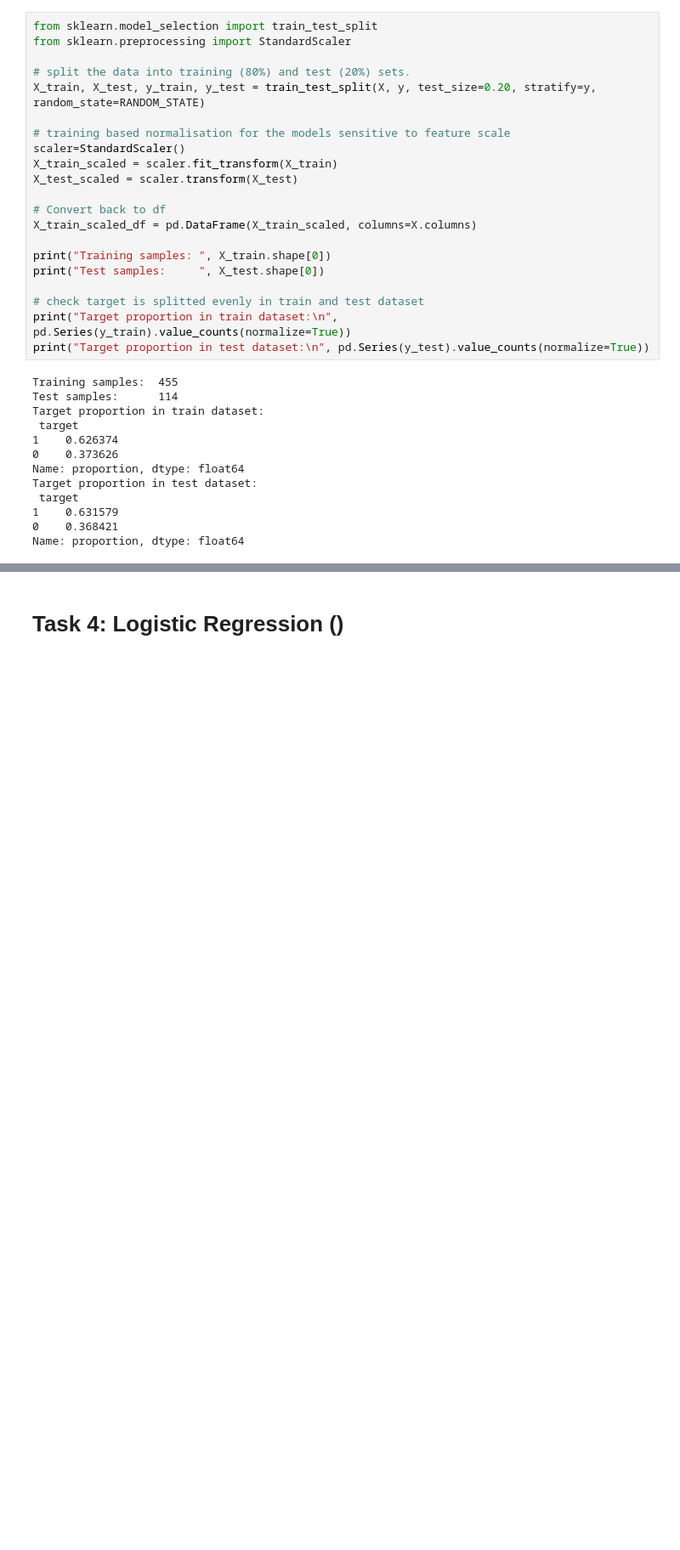
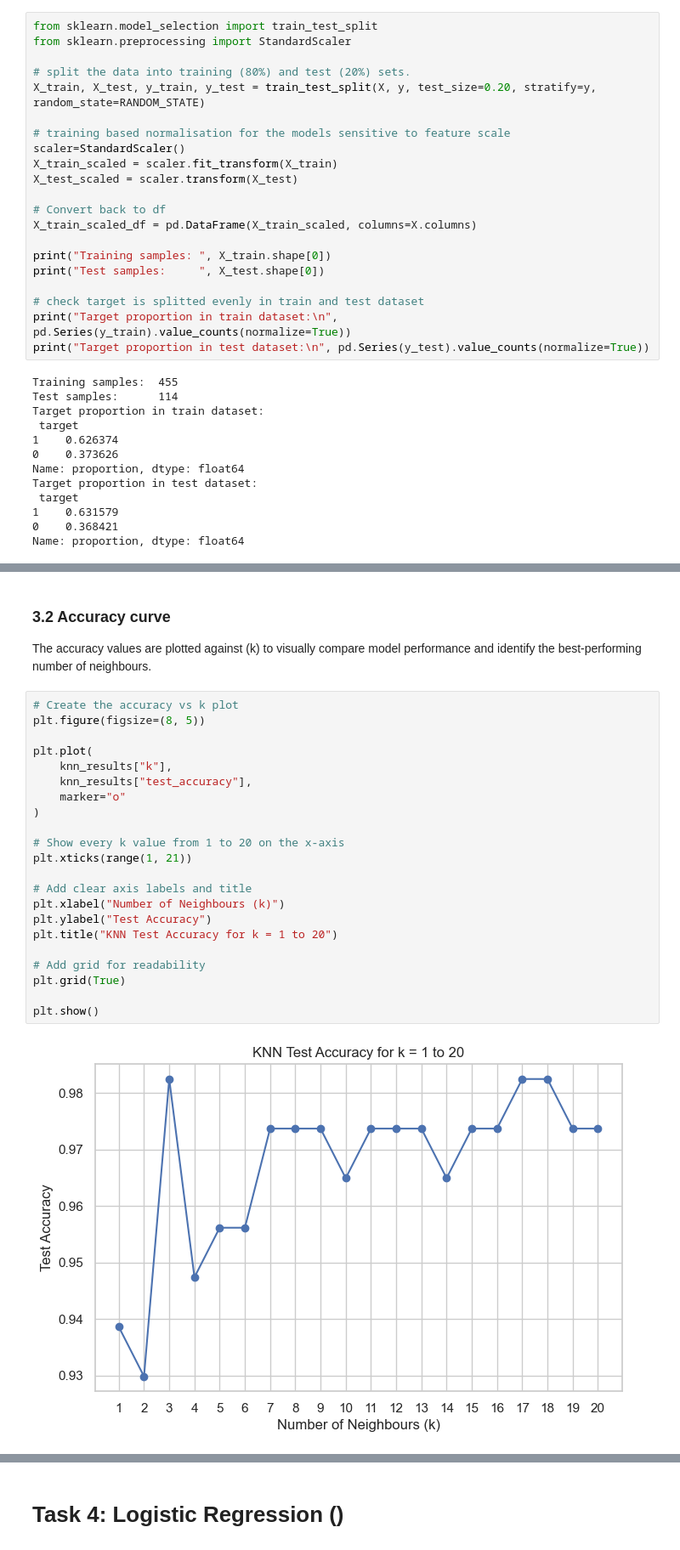
Before and after one commit to harasarahh/machine-learning-projects, a Jupyter notebook: SupervisedLearning/ML_assignment2.ipynb, the cells around one changed output, grey strips where cells are left out. Shown at 85% size. Saved outputs shown, nothing was run; the diff lists cells and outputs as text; blank space fills up the shorter version.

```diff
--- a/SupervisedLearning/ML_assignment2.ipynb
+++ b/SupervisedLearning/ML_assignment2.ipynb
@@ -220,0 +323,28 @@ Name: proportion, dtype: float64
+# %% [markdown]
+### 3.2 Accuracy curve
+
+The accuracy values are plotted against \(k\) to visually compare model performance and identify the best-performing number of neighbours.
+# %%
+# Create the accuracy vs k plot
+plt.figure(figsize=(8, 5))
+
+plt.plot(
+    knn_results["k"],
+    knn_results["test_accuracy"],
+    marker="o"
+)
+
+# Show every k value from 1 to 20 on the x-axis
+plt.xticks(range(1, 21))
+
+# Add clear axis labels and title
+plt.xlabel("Number of Neighbours (k)")
+plt.ylabel("Test Accuracy")
+plt.title("KNN Test Accuracy for k = 1 to 20")
+
+# Add grid for readability
+plt.grid(True)
+
+plt.show()
+# %% [output]
+[figure, added]
```
Also changed, not shown: parts of 21 cells of this notebook.
